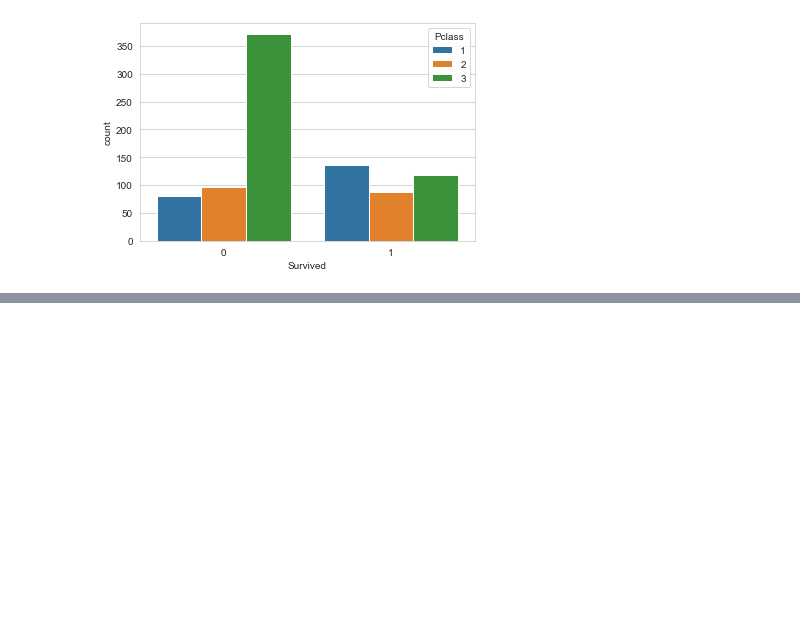
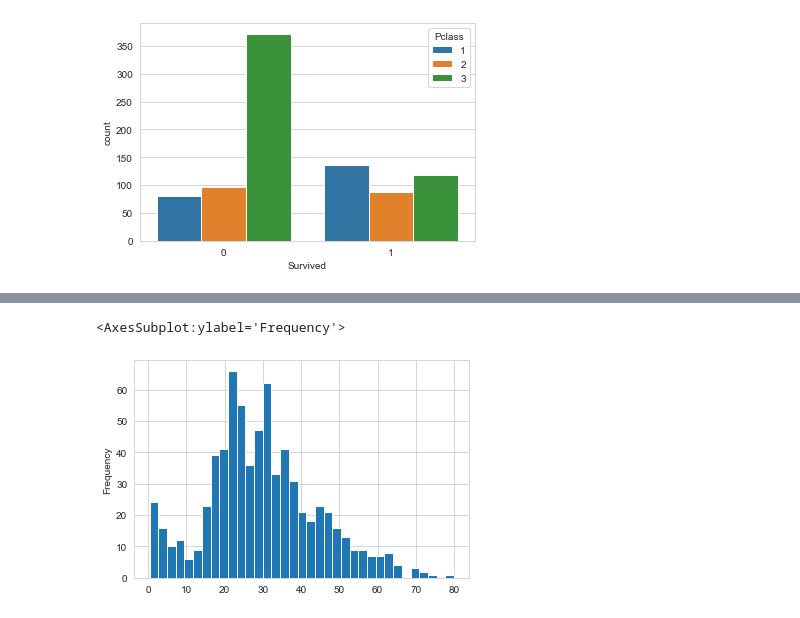
Before and after one commit to zewdu-mogesse/ML-Algorithms, a Jupyter notebook: Logistic regression/Logistic regression.ipynb, the cells around one changed output, grey strips where cells are left out. Cells and saved outputs as stored; diff of their text form; code cells hidden in the pictures; blank space fills up the shorter version.

```diff
--- a/Logistic regression/Logistic regression.ipynb
+++ b/Logistic regression/Logistic regression.ipynb
@@ -46,0 +47,5 @@ sns.distplot(train['Age'].dropna(), kde = False, bins = 40)
+# %%
+train['Age'].plot.hist(bins=35)
+# %% [output]
+<AxesSubplot:ylabel='Frequency'>
+[figure, added]
```
Also changed, not shown: parts of 2 cells of this notebook.
